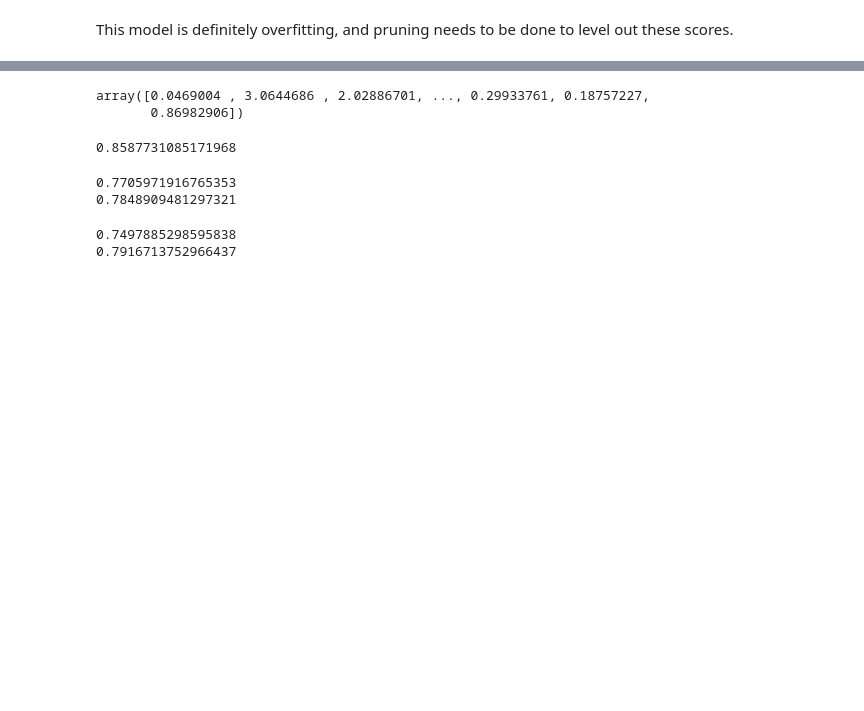
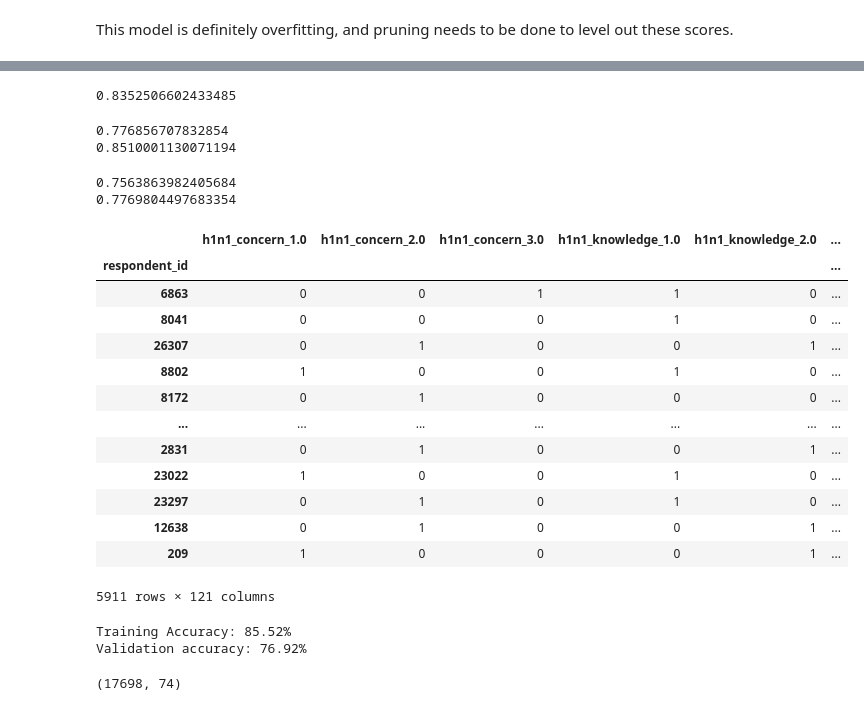
Before and after one commit to ngili/Predicting-H1N1-and-Seasonal-Flu-Vaccinations, a Jupyter notebook: analysis.ipynb, the cells around one changed output, grey strips where cells are left out. Drawn from its saved outputs; the diff is of its cells as text; code cells hidden in the pictures; blank space fills up the shorter version.

```diff
--- a/analysis.ipynb
+++ b/analysis.ipynb
@@ -822,5 +822,0 @@ Test Accuracy: 0.765860260531213
-# %%
-scores
-# %% [output]
-array([0.0469004 , 3.0644686 , 2.02886701, ..., 0.29933761, 0.18757227,
-       0.86982906])
@@ -829,10 +823,10 @@ roc_auc_score()
 # %%
-scores = baseline_model.predict_proba(X_test_one_hot)[:,1]
+scores = dt_tuned.predict_proba(X_rfe_test)[:,1]
 roc_auc_score(y_test,scores)
 # %% [output]
-0.8587731085171968
+0.8352506602433485
 # %%
-rf = RandomForestClassifier(random_state=random_seed,max_leaf_nodes=100,criterion = "entropy")
+rf = RandomForestClassifier(random_state=random_seed,max_leaf_nodes=900,criterion = "entropy")
 rf.fit(X_rfe_train,y_train)
 
 rf_train = rf.predict(X_rfe_train)
@@ -841,10 +835,10 @@ rf_test = rf.predict(X_rfe_test)
 print(accuracy_score(y_test,rf_test))
 print(accuracy_score(y_train,rf_train))
 # %% [output]
-0.7705971916765353
-0.7848909481297321
+0.776856707832854
+0.8510001130071194
 # %%
-knn = KNeighborsClassifier(n_neighbors=10,p = 1)
+knn = KNeighborsClassifier(n_neighbors=25)
 knn.fit(X_rfe_train,y_train)
 
 knn_train = knn.predict(X_rfe_train)
@@ -853,5 +847,46 @@ knn_test = knn.predict(X_rfe_test)
 print(accuracy_score(y_test,knn_test))
 print(accuracy_score(y_train,knn_train))
 # %% [output]
-0.7497885298595838
-0.7916713752966437
+0.7563863982405684
+0.7769804497683354
+# %%
+X_test_one_hot
+# %% [output]
+|  | h1n1_concern_1.0 | h1n1_concern_2.0 | h1n1_concern_3.0 | h1n1_knowledge_1.0 | h1n1_knowledge_2.0 | ... |
+| respondent_id |  |  |  |  |  | ... |
+| 6863 | 0 | 0 | 1 | 1 | 0 | ... |
+| 8041 | 0 | 0 | 0 | 1 | 0 | ... |
+| 26307 | 0 | 1 | 0 | 0 | 1 | ... |
+| 8802 | 1 | 0 | 0 | 1 | 0 | ... |
+| 8172 | 0 | 1 | 0 | 0 | 0 | ... |
+| ... | ... | ... | ... | ... | ... | ... |
+| 2831 | 0 | 1 | 0 | 0 | 1 | ... |
+| 23022 | 1 | 0 | 0 | 1 | 0 | ... |
+| 23297 | 0 | 1 | 0 | 1 | 0 | ... |
+| 12638 | 0 | 1 | 0 | 0 | 1 | ... |
+| 209 | 1 | 0 | 0 | 0 | 1 | ... |
+5911 rows × 121 columns
+# %%
+# Instantiate XGBClassifier
+clf = XGBClassifier()
+
+# Fit XGBClassifier
+clf.fit(X_rfe_train,y_train)
+
+# Predict on training and test sets
+training_preds = clf.predict(X_rfe_train)
+test_preds = clf.predict(X_rfe_test)
+
+# Accuracy of training and test sets
+training_accuracy = accuracy_score(y_train,training_preds)
+test_accuracy = accuracy_score(y_test,test_preds)
+
+print('Training Accuracy: {:.4}%'.format(training_accuracy * 100))
+print('Validation accuracy: {:.4}%'.format(test_accuracy * 100))
+# %% [output]
+Training Accuracy: 85.52%
+Validation accuracy: 76.92%
+# %%
+X_rfe_train.shape
+# %% [output]
+(17698, 74)
```
Also changed, not shown: parts of 12 cells of this notebook.
